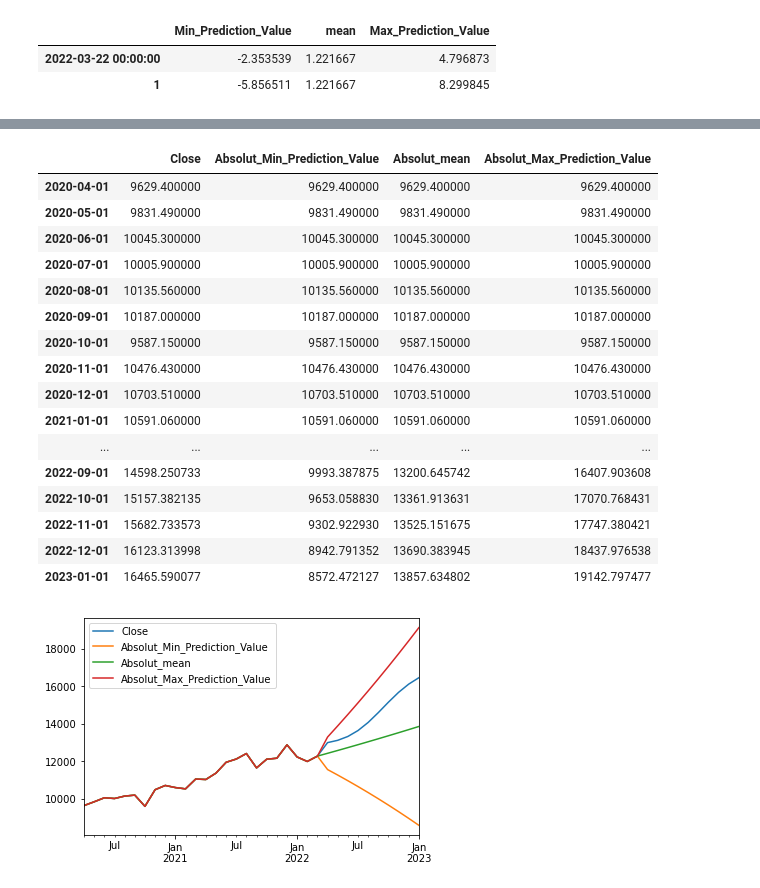
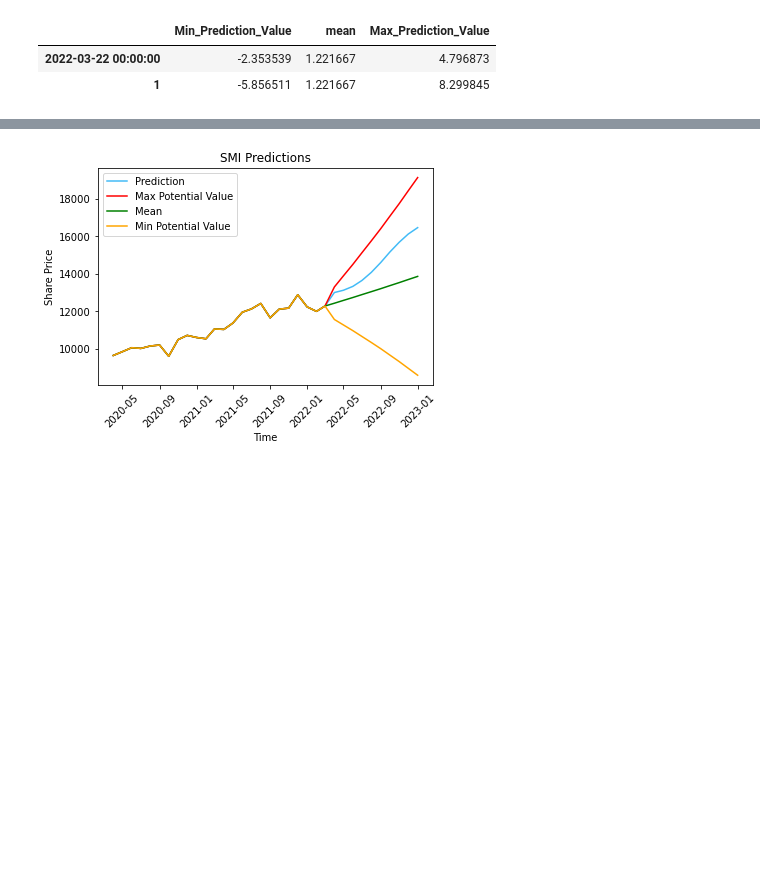
Before and after one commit to TobiasFatzer/STAT_Abgabe, a Jupyter notebook: STAT_MEAN.ipynb, the cells around one changed output, grey strips where cells are left out. Saved outputs shown, nothing was run; the diff lists cells and outputs as text; code cells hidden in the pictures; blank space fills up the shorter version.

```diff
--- a/STAT_MEAN.ipynb
+++ b/STAT_MEAN.ipynb
@@ -330,7 +343,7 @@ Total Dataset:  Date
 # %%
-aksdfj = pd.DataFrame(absolut_df.loc['2022-04-01':]['Close'])
-aksdfj['Close'] = somepred[:10]
-absolut_df['Close'] = aksdfj['Close']
+prediction_dataframe = pd.DataFrame(absolut_df.loc['2022-04-01':]['Close'])
+prediction_dataframe['Close'] = value_predictions[:10]
+absolut_df['Close'] = prediction_dataframe['Close']
 
 if absolut_df['Close'].isnull().values.any():
     absolut_df["Close"].fillna(absolut_df['Absolut_mean'], inplace=True)
@@ -349,24 +350,13 @@ if absolut_df['Close'].isnull().values.any():
-# %%
-
-
-absolut_df.plot()
-absolut_df
-# %% [output]
-|  | Close | Absolut_Min_Prediction_Value | Absolut_mean | Absolut_Max_Prediction_Value |
-| 2020-04-01 | 9629.400000 | 9629.400000 | 9629.400000 | 9629.400000 |
-| 2020-05-01 | 9831.490000 | 9831.490000 | 9831.490000 | 9831.490000 |
-| 2020-06-01 | 10045.300000 | 10045.300000 | 10045.300000 | 10045.300000 |
-| 2020-07-01 | 10005.900000 | 10005.900000 | 10005.900000 | 10005.900000 |
-| 2020-08-01 | 10135.560000 | 10135.560000 | 10135.560000 | 10135.560000 |
-| 2020-09-01 | 10187.000000 | 10187.000000 | 10187.000000 | 10187.000000 |
-| 2020-10-01 | 9587.150000 | 9587.150000 | 9587.150000 | 9587.150000 |
-| 2020-11-01 | 10476.430000 | 10476.430000 | 10476.430000 | 10476.430000 |
-| 2020-12-01 | 10703.510000 | 10703.510000 | 10703.510000 | 10703.510000 |
-| 2021-01-01 | 10591.060000 | 10591.060000 | 10591.060000 | 10591.060000 |
-| ... | ... | ... | ... | ... |
-| 2022-09-01 | 14598.250733 | 9993.387875 | 13200.645742 | 16407.903608 |
-| 2022-10-01 | 15157.382135 | 9653.058830 | 13361.913631 | 17070.768431 |
-| 2022-11-01 | 15682.733573 | 9302.922930 | 13525.151675 | 17747.380421 |
-| 2022-12-01 | 16123.313998 | 8942.791352 | 13690.383945 | 18437.976538 |
-| 2023-01-01 | 16465.590077 | 8572.472127 | 13857.634802 | 19142.797477 |
-[figure, removed]
+# %%
+plt.plot(absolut_df['Close'], color='#42bbf7', label='Prediction')
+plt.plot(absolut_df['Absolut_Max_Prediction_Value'], color='red', label='Max Potential Value')
+plt.plot(absolut_df['Absolut_mean'], color='green', label='Mean')
+plt.plot(absolut_df['Absolut_Min_Prediction_Value'], color='orange', label='Min Potential Value')
+plt.title('SMI Predictions')
+plt.xlabel('Time')
+plt.xticks(rotation=45)
+plt.ylabel('Share Price')
+plt.legend()
+plt.show()
+# %% [output]
+[figure, added]
```
Also changed, not shown: parts of 6 cells of this notebook, 13 other files.
